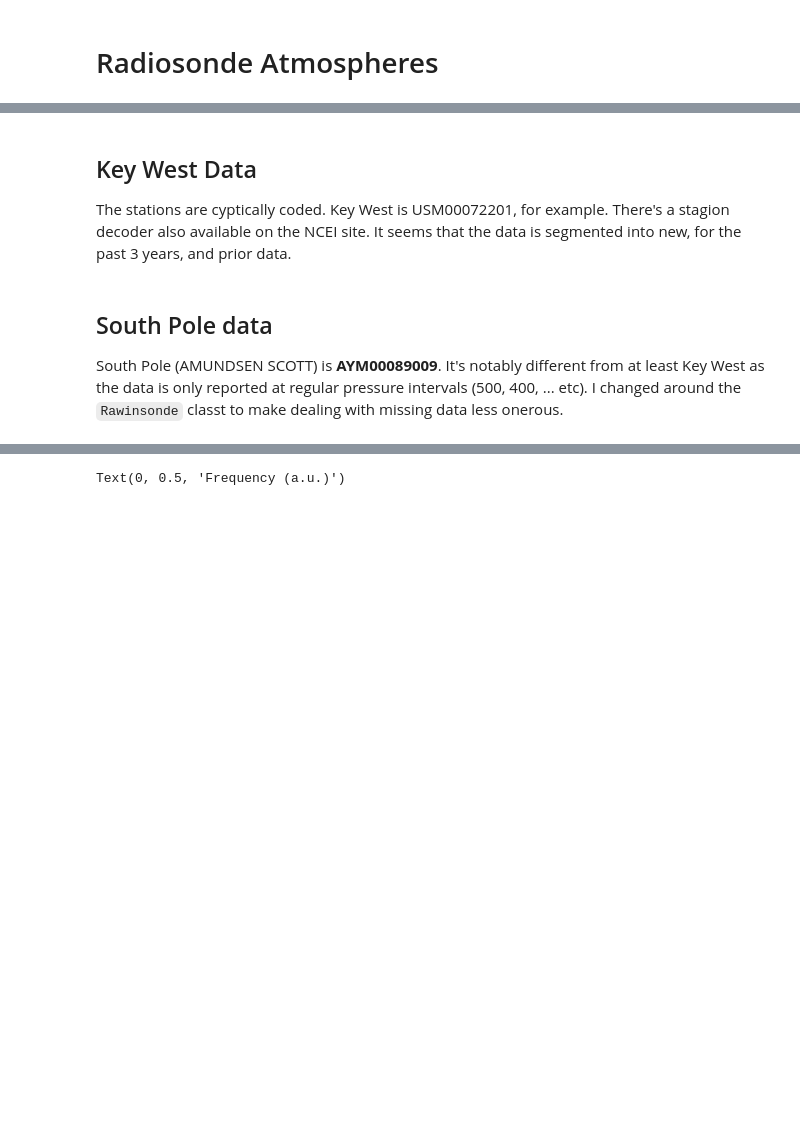
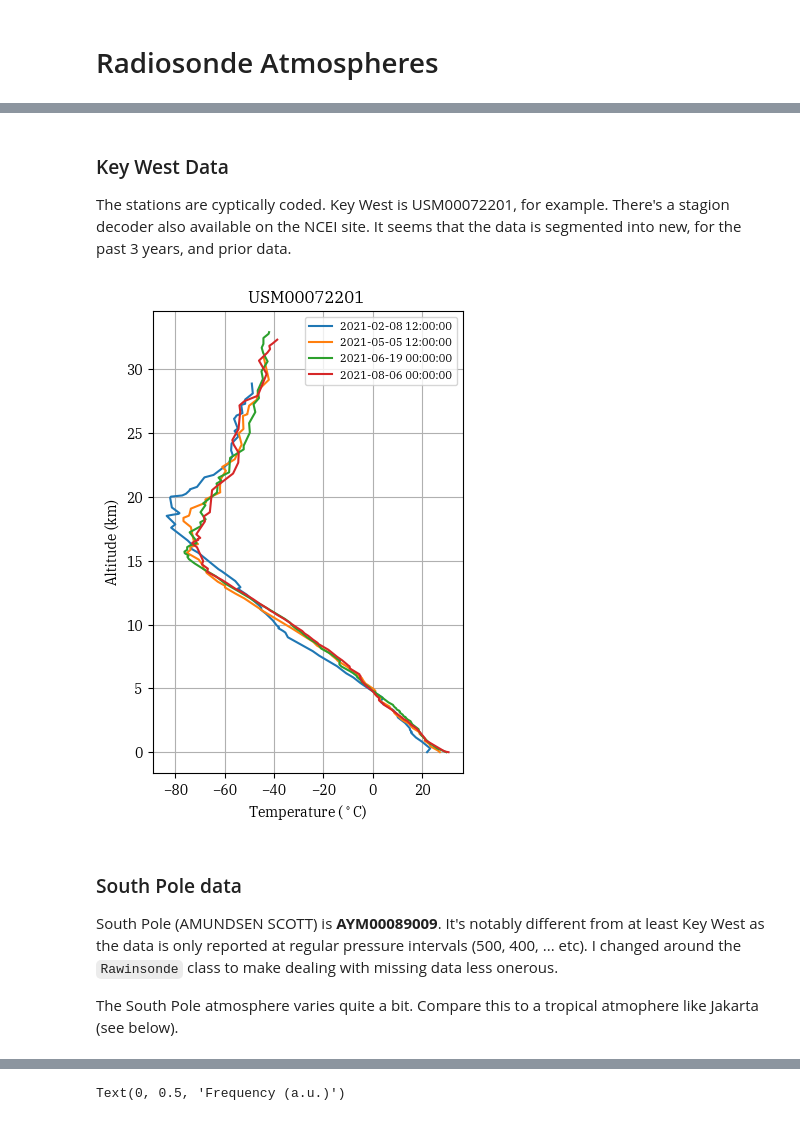
Before and after one commit to navigationis/corsicast, a Jupyter notebook: radiosonde.ipynb, the cells around one changed output, grey strips where cells are left out. Saved outputs shown, nothing was run; the diff lists cells and outputs as text; code cells hidden in the pictures; blank space fills up the shorter version.

```diff
--- a/radiosonde.ipynb
+++ b/radiosonde.ipynb
@@ -16,10 +21,27 @@ from atm import read_station_data, RWSAtmosphere, RWSim
+# %%
+def plot_temp_profile(rws):
+
+    plt.figure(figsize=(4, 6))
+    for r in rws:
+        obs = r.valid
+        plt.plot(obs.temperature, obs.gph*0.001, label=str(r.dtime))
+
+    plt.legend(fontsize=8)
+    plt.title(r.st_id)
+    plt.xlabel('Temperature ($^\circ$C)')
+    plt.ylabel('Altitude (km)')
 # %% [markdown]
-## Key West Data
+### Key West Data
 The stations are cyptically coded. Key West is USM00072201, for example. There's a stagion decoder also available on the NCEI site. It seems that the data is segmented into new, for the past 3 years, and prior data.
 # %%
 rw_keyw = list(read_station_data('/mnt/w/data/radiosonde/USM00072201-data.txt'))
+plot_temp_profile([rw_keyw[i] for i in (77, 250, 340, 440)])
+# %% [output]
+[figure, added]
 # %% [markdown]
-## South Pole data
-South Pole (AMUNDSEN SCOTT) is __AYM00089009__. It's notably different from at least Key West as the data is only reported at regular pressure intervals (500, 400, ... etc). I changed around the `Rawinsonde` classt to make dealing with missing data less onerous.
+### South Pole data
+South Pole (AMUNDSEN SCOTT) is __AYM00089009__. It's notably different from at least Key West as the data is only reported at regular pressure intervals (500, 400, ... etc). I changed around the `Rawinsonde` class to make dealing with missing data less onerous.
+
+The South Pole atmosphere varies quite a bit. Compare this to a tropical atmophere like Jakarta (see below).
 # %%
 RW89009 = list(read_station_data('/mnt/w/data/radiosonde/AYM00089009-data.txt'))
```
Also changed, not shown: parts of 65 cells of this notebook, 2 other files.
